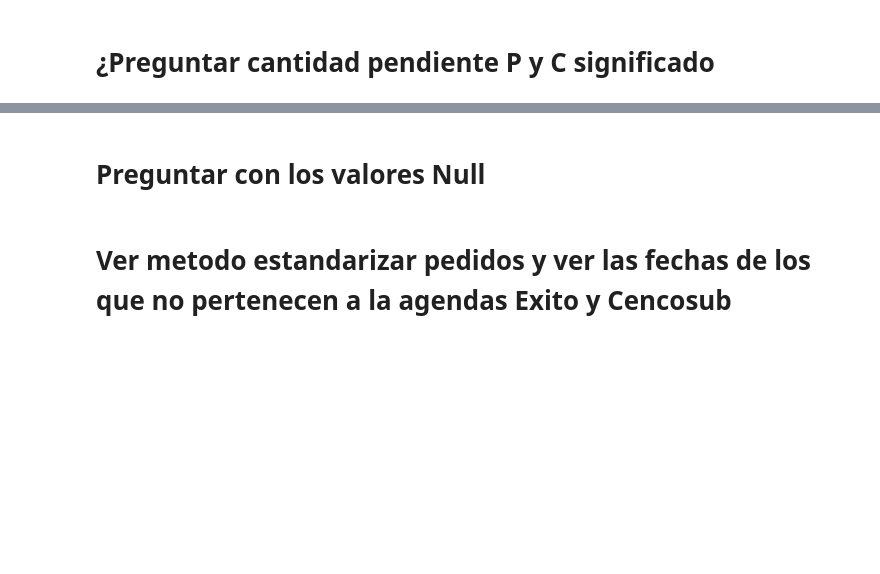
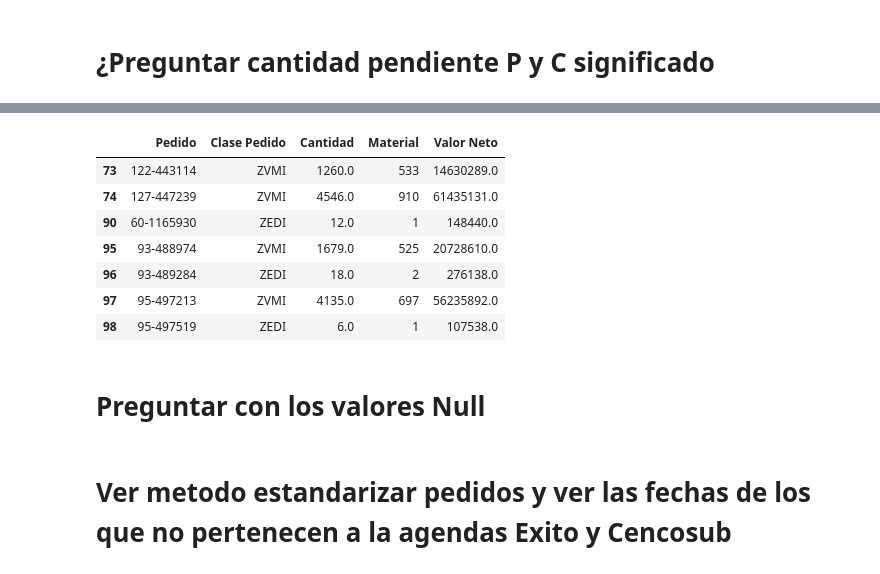
Before and after one commit to DidierMRTZ/Bot_Automa_SAP, a Jupyter notebook: Automatizaciones Prebel/Bot_Disnal_Pendientes/Bot_Final.ipynb, the cells around one changed output, grey strips where cells are left out. Drawn from its saved outputs; the diff is of its cells as text; code cells hidden in the pictures; blank space fills up the shorter version.

```diff
--- a/Automatizaciones Prebel/Bot_Disnal_Pendientes/Bot_Final.ipynb
+++ b/Automatizaciones Prebel/Bot_Disnal_Pendientes/Bot_Final.ipynb
@@ -176,6 +174,17 @@ Table_dinamica_Exito_entrega_pendiente=Tabla_dinamica_Canal01_Entregado_Pendient
 Table_dinamica_Cencosub_entrega_pendiente=Tabla_dinamica_Canal01_Entregado_Pendiente_Informe[Tabla_dinamica_Canal01_Entregado_Pendiente_Informe['Pedido'].isin(Filtro_Agenda_Cencosub_Entrega_Pendiente)]
 # Tabla dinácamica sin agenda Exito y Cencosud
 Table_dinamica_Sin_Exito_Cencosub_entrega_pendiente=Tabla_dinamica_Canal01_Entregado_Pendiente_Informe[~Tabla_dinamica_Canal01_Entregado_Pendiente_Informe['Pedido'].isin(Filtro_Sin_Agenda_Cencosub_Entrega_Pendiente)]
+# %%
+Table_dinamica_Cencosub_entrega_pendiente
+# %% [output]
+|  | Pedido | Clase Pedido | Cantidad | Material | Valor Neto |
+| 73 | 122-443114 | ZVMI | 1260.0 | 533 | 14630289.0 |
+| 74 | 127-447239 | ZVMI | 4546.0 | 910 | 61435131.0 |
+| 90 | 60-1165930 | ZEDI | 12.0 | 1 | 148440.0 |
+| 95 | 93-488974 | ZVMI | 1679.0 | 525 | 20728610.0 |
+| 96 | 93-489284 | ZEDI | 18.0 | 2 | 276138.0 |
+| 97 | 95-497213 | ZVMI | 4135.0 | 697 | 56235892.0 |
+| 98 | 95-497519 | ZEDI | 6.0 | 1 | 107538.0 |
 # %% [markdown]
 # Preguntar con los valores Null
 # %%
```
Also changed, not shown: parts of 23 cells of this notebook, 2 other files.
